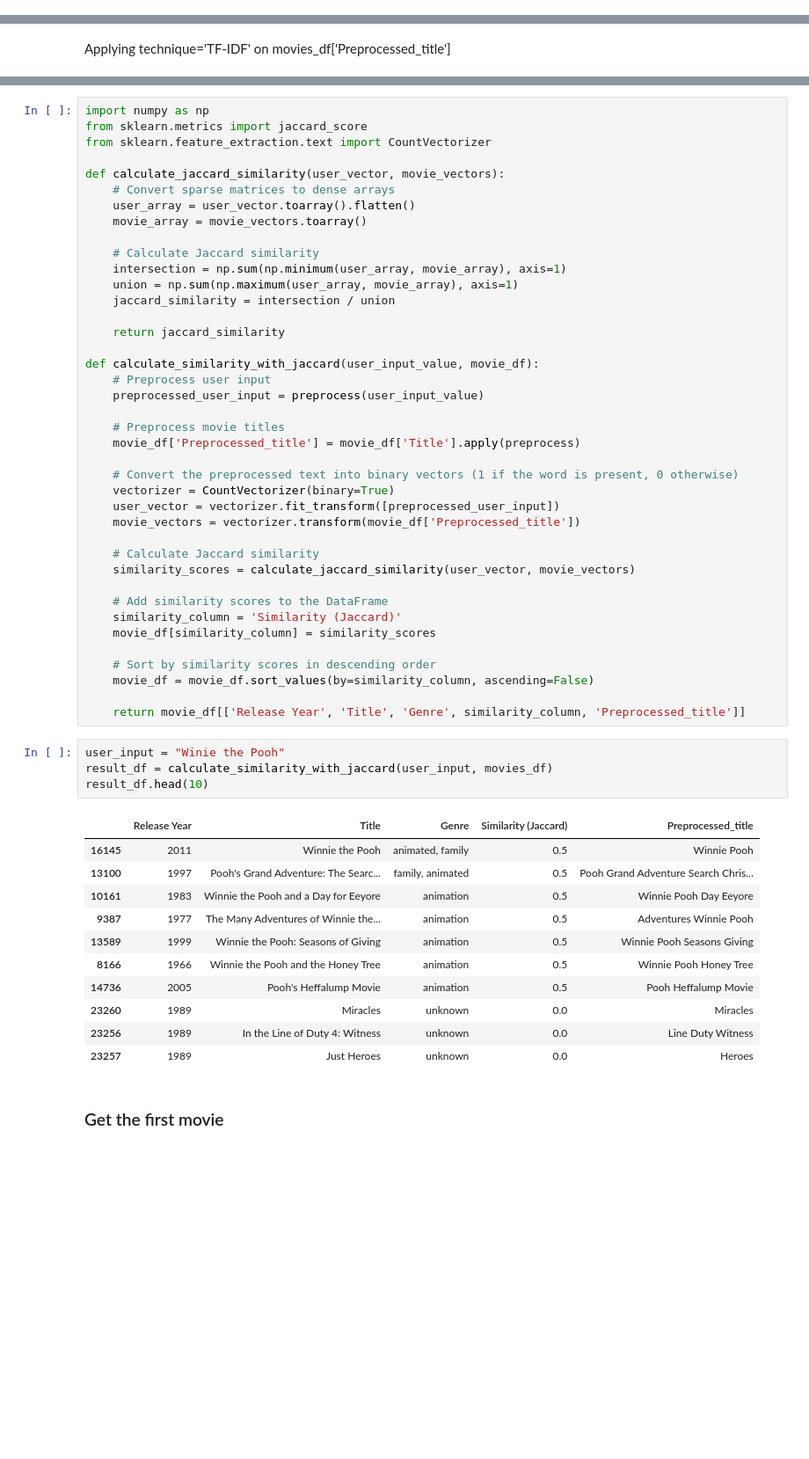
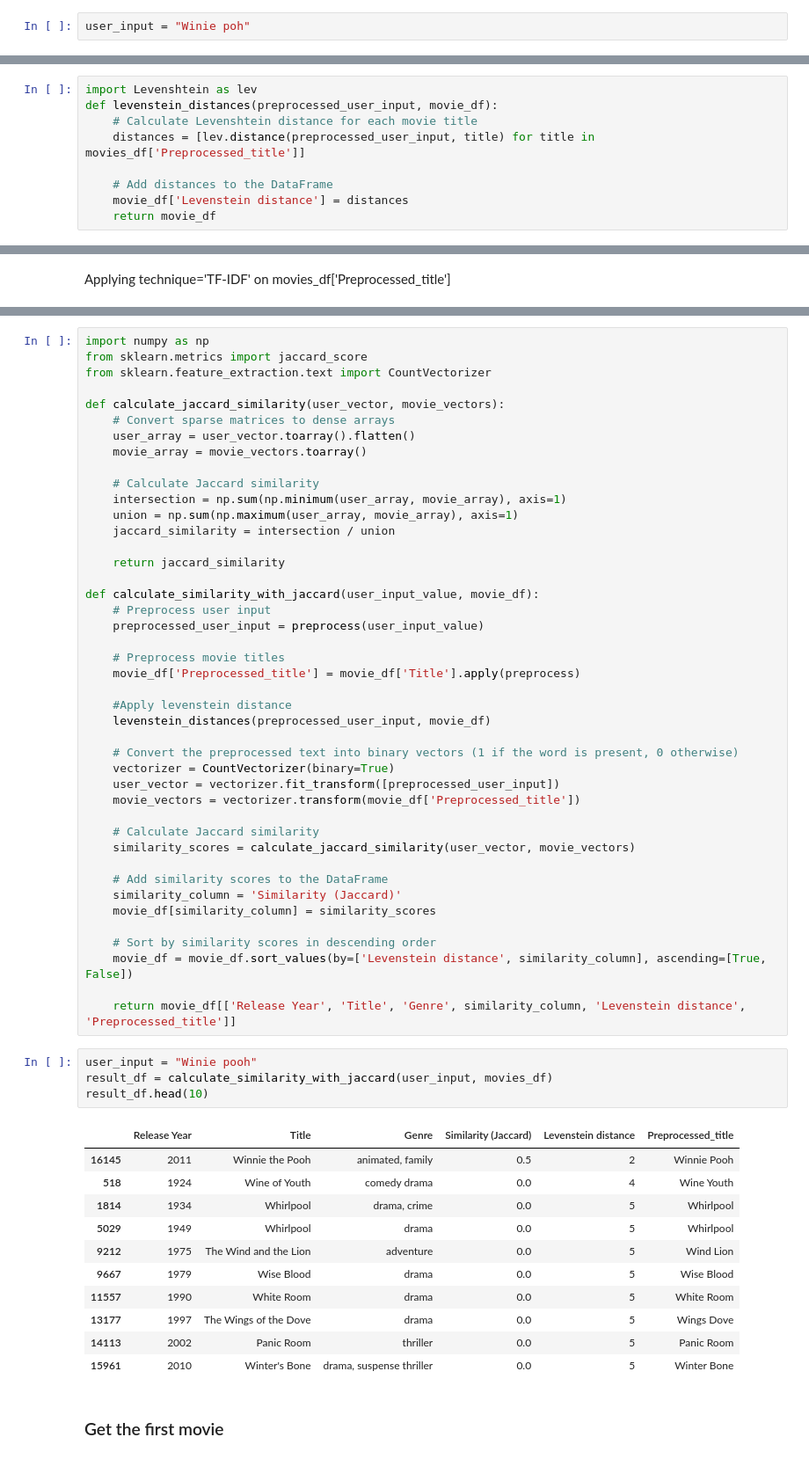
Before and after one commit to AnnilaMunsaf/InformationRetrievalProject, a Jupyter notebook: Genre_movies_retrieval_system.ipynb, the cells around one changed output, grey strips where cells are left out. Shown at 88% size. Drawn from its saved outputs; the diff is of its cells as text; blank space fills up the shorter version.

Commit message:
UI + levenstein distance

```diff
--- a/Genre_movies_retrieval_system.ipynb
+++ b/Genre_movies_retrieval_system.ipynb
@@ -248,3 +246,5 @@ user_input = "Frozen"
+# %%
+user_input = "Winie poh"
 # %% [markdown]
 Here we apply word2vec_model and cosine_similarity to see recommended movies
 # %%
@@ -252,6 +252,15 @@ def generate_user_tokens(user_input_value):
     # Tokenize and filter out non-alphabetic tokens
     user_tokens = [token for token in word_tokenize(user_input_value.lower()) if token.isalpha()]
     return user_tokens
+# %%
+import Levenshtein as lev
+def levenstein_distances(preprocessed_user_input, movie_df):
+    # Calculate Levenshtein distance for each movie title
+    distances = [lev.distance(preprocessed_user_input, title) for title in movies_df['Preprocessed_title']]
+
+    # Add distances to the DataFrame
+    movie_df['Levenstein distance'] = distances
+    return movie_df
 # %%
 from sklearn.metrics.pairwise import cosine_similarity
 import gensim.downloader
@@ -461,6 +474,9 @@ def calculate_similarity_with_jaccard(user_input_value, movie_df):
     # Preprocess movie titles
     movie_df['Preprocessed_title'] = movie_df['Title'].apply(preprocess)
 
+    #Apply levenstein distance
+    levenstein_distances(preprocessed_user_input, movie_df)
+
     # Convert the preprocessed text into binary vectors (1 if the word is present, 0 otherwise)
     vectorizer = CountVectorizer(binary=True)
     user_vector = vectorizer.fit_transform([preprocessed_user_input])
@@ -474,25 +490,25 @@ def calculate_similarity_with_jaccard(user_input_value, movie_df):
     movie_df[similarity_column] = similarity_scores
 
     # Sort by similarity scores in descending order
-    movie_df = movie_df.sort_values(by=similarity_column, ascending=False)
+    movie_df = movie_df.sort_values(by=['Levenstein distance', similarity_column], ascending=[True, False])
 
-    return movie_df[['Release Year', 'Title', 'Genre', similarity_column, 'Preprocessed_title']]
+    return movie_df[['Release Year', 'Title', 'Genre', similarity_column, 'Levenstein distance', 'Preprocessed_title']]
 # %%
-user_input = "Winie the Pooh"
+user_input = "Winie pooh"
 result_df = calculate_similarity_with_jaccard(user_input, movies_df)
 result_df.head(10)
 # %% [output]
-|  | Release Year | Title | Genre | Similarity (Jaccard) | Preprocessed_title |
-| 16145 | 2011 | Winnie the Pooh | animated, family | 0.5 | Winnie Pooh |
-| 13100 | 1997 | Pooh's Grand Adventure: The Searc... | family, animated | 0.5 | Pooh Grand Adventure Search Chris... |
-| 10161 | 1983 | Winnie the Pooh and a Day for Eeyore | animation | 0.5 | Winnie Pooh Day Eeyore |
-| 9387 | 1977 | The Many Adventures of Winnie the... | animation | 0.5 | Adventures Winnie Pooh |
-| 13589 | 1999 | Winnie the Pooh: Seasons of Giving | animation | 0.5 | Winnie Pooh Seasons Giving |
-| 8166 | 1966 | Winnie the Pooh and the Honey Tree | animation | 0.5 | Winnie Pooh Honey Tree |
-| 14736 | 2005 | Pooh's Heffalump Movie | animation | 0.5 | Pooh Heffalump Movie |
-| 23260 | 1989 | Miracles | unknown | 0.0 | Miracles |
-| 23256 | 1989 | In the Line of Duty 4: Witness | unknown | 0.0 | Line Duty Witness |
-| 23257 | 1989 | Just Heroes | unknown | 0.0 | Heroes |
+|  | Release Year | Title | Genre | Similarity (Jaccard) | Levenstein distance | Preprocessed_title |
+| 16145 | 2011 | Winnie the Pooh | animated, family | 0.5 | 2 | Winnie Pooh |
+| 518 | 1924 | Wine of Youth | comedy drama | 0.0 | 4 | Wine Youth |
+| 1814 | 1934 | Whirlpool | drama, crime | 0.0 | 5 | Whirlpool |
+| 5029 | 1949 | Whirlpool | drama | 0.0 | 5 | Whirlpool |
+| 9212 | 1975 | The Wind and the Lion | adventure | 0.0 | 5 | Wind Lion |
+| 9667 | 1979 | Wise Blood | drama | 0.0 | 5 | Wise Blood |
+| 11557 | 1990 | White Room | drama | 0.0 | 5 | White Room |
+| 13177 | 1997 | The Wings of the Dove | drama | 0.0 | 5 | Wings Dove |
+| 14113 | 2002 | Panic Room | thriller | 0.0 | 5 | Panic Room |
+| 15961 | 2010 | Winter's Bone | drama, suspense thriller | 0.0 | 5 | Winter Bone |
 # %% [markdown]
 ### Get the first movie
 # %%
```
Also changed, not shown: parts of 15 cells of this notebook, 5 other files.
